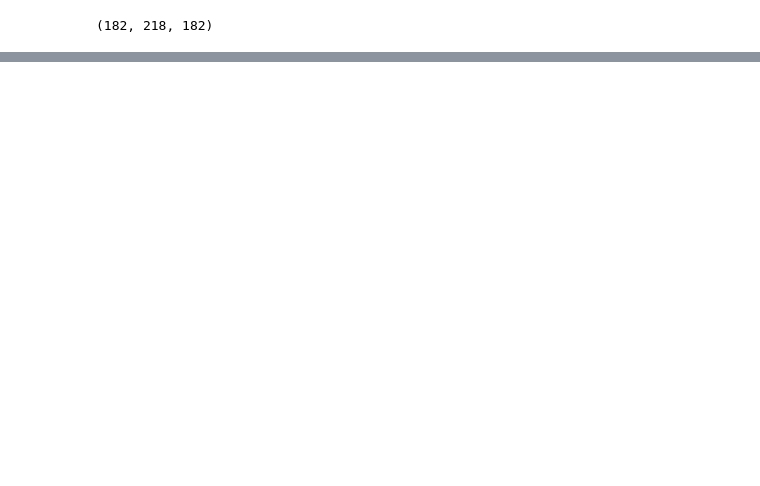
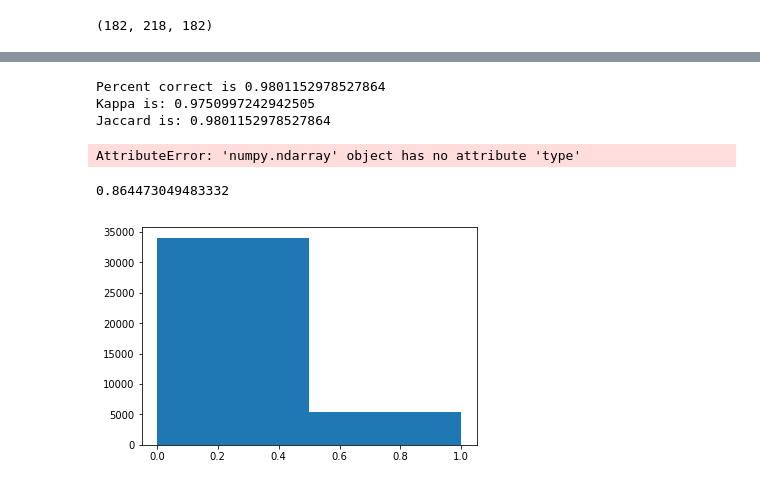
Before and after one commit to uw-biomedical-ml/bundlenet, a Jupyter notebook: recobundlenet+xgboost.ipynb, the cells around one changed output, grey strips where cells are left out. Saved outputs shown, nothing was run; the diff lists cells and outputs as text; code cells hidden in the pictures; blank space fills up the shorter version.

```diff
--- a/recobundlenet+xgboost.ipynb
+++ b/recobundlenet+xgboost.ipynb
@@ -291,2 +218,12 @@ p_idx_s2 = np.argmax(p_subj2, axis=-1)
+# %%
+if op.exists('./p_subj2.npz'):
+    loaded_from_file = np.load('p_subj2.npz')
+    labels_selected_s2 = loaded_from_file['labels']
+    p_subj2 = loaded_from_file['p']
+    p_idx_s2 = np.argmax(p_subj2, axis=-1)
+else:
+    p_subj2 = model.predict(streamlines_all_processed_subj2, batch_size=5)
+    p_idx_s2 = np.argmax(p_subj2, axis=-1)
+    np.savez('p_subj2.npz',p=p_subj2,labels=labels_selected_s2)
 # %%
 bn.print_accuarcystats(p_idx_s2[labels_selected_s2<16],labels_selected_s2[labels_selected_s2<16])
@@ -293,2 +288,8 @@ bn.print_accuarcystats(p_idx_s2[labels_selected_s2<16],labels_selected_s2[labels
+# %%
+bn.print_accuarcystats(p_idx_s4[labels_selected_s4<16],labels_selected_s4[labels_selected_s4<16])
+# %% [output]
+Percent correct is 0.9801152978527864
+Kappa is: 0.9750997242942505
+Jaccard is: 0.9801152978527864
 # %%
-p_s2 = bn.run_xgboost(p_subj1,labels_selected_s1,p_subj2,labels_selected_s2,10,17)
+#p_s2 = bn.run_xgboost(p_subj1,labels_selected_s1,p_subj2,labels_selected_s2,10,17,0)
@@ -297,0 +296,22 @@ plt.hist(p_s2[ind],bins=17)
+# %%
+#make binary labels
+labels_selected_s1_2class = labels_selected_s1.copy()
+labels_selected_s1_2class[labels_selected_s1_2class<16] = 0
+labels_selected_s1_2class[labels_selected_s1_2class==16] = 1
+labels_selected_s2_2class = labels_selected_s2.copy()
+labels_selected_s2_2class[labels_selected_s2_2class<16] = 0
+labels_selected_s2_2class[labels_selected_s2_2class==16] = 1
+p_2class_s2 = bn.run_xgboost(p_subj1,labels_selected_s1_2class,p_subj2,labels_selected_s2_2class,10,2,0.95)
+# %%
+labels_selected_s2.type
+# %% [output]
+AttributeError: 'numpy.ndarray' object has no attribute 'type'
+# %%
+targ_val = 0
+ind=labels_selected_s2_2class==targ_val
+plt.hist(p_2class_s2[ind],bins=2)
+perc_correct_2class = np.sum(p_2class_s2[ind]==targ_val)/np.sum(ind)
+perc_correct_2class
+# %% [output]
+0.864473049483332
+[figure, added]
```
Also changed, not shown: parts of 41 cells of this notebook.
